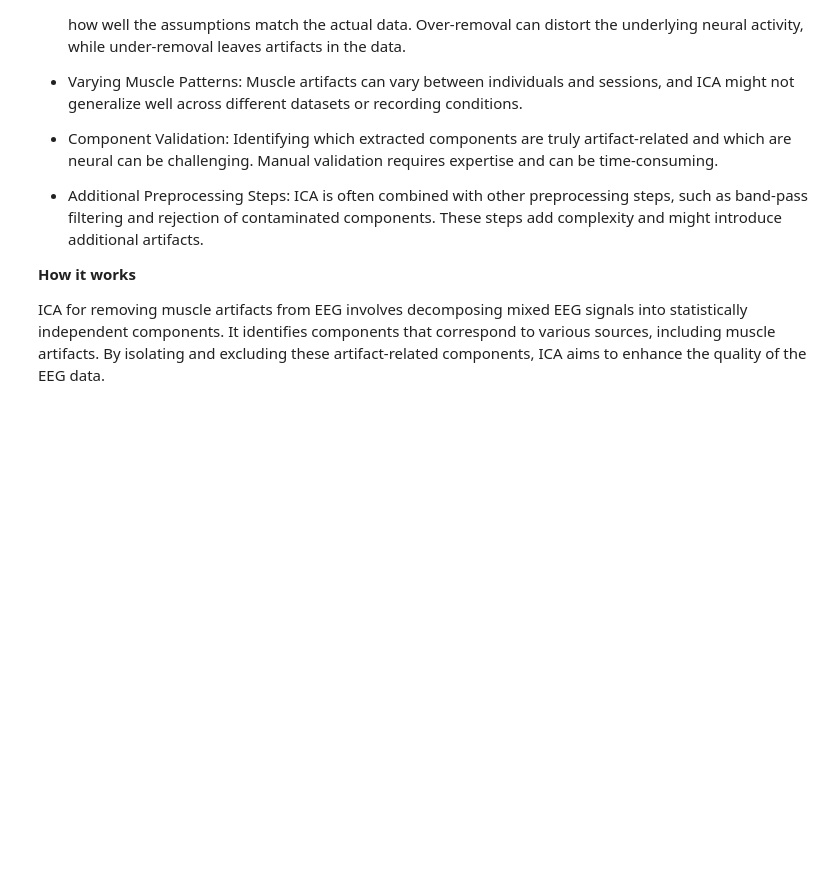
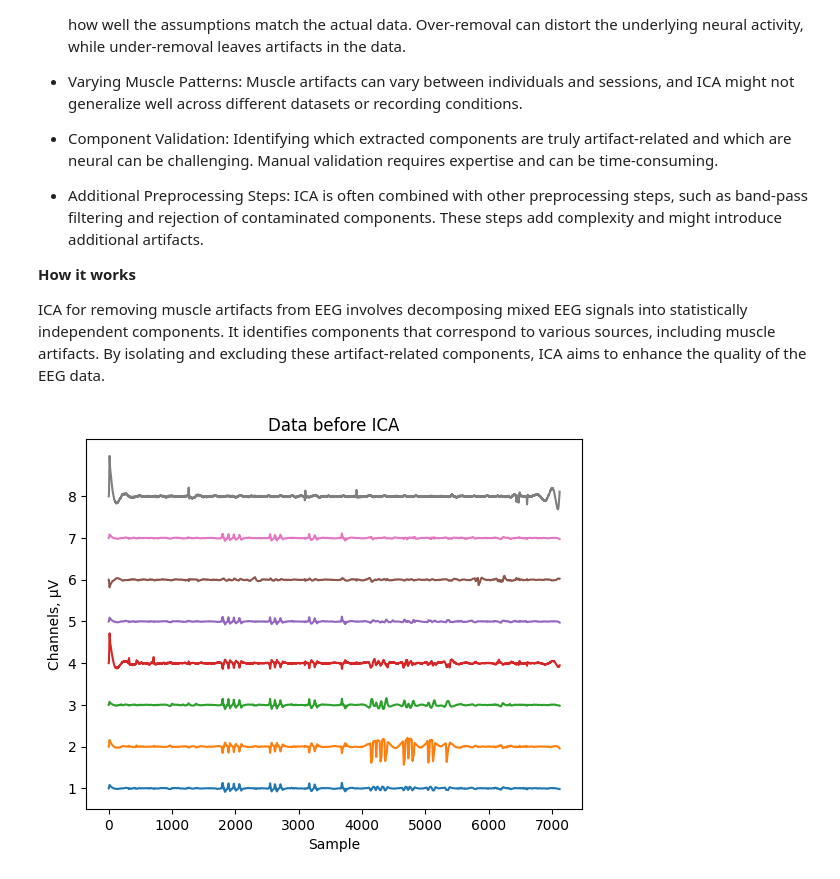
Before and after one commit to nargesyaghoubi/NeuroSignal, a Jupyter notebook: ica_bp_artifact_removal.ipynb, the cells around one changed output. Drawn from its saved outputs; the diff is of its cells as text; code cells hidden in the pictures; blank space fills up the shorter version.

Commit message:
visualize multi-channel data

```diff
--- a/ica_bp_artifact_removal.ipynb
+++ b/ica_bp_artifact_removal.ipynb
@@ -165,3 +165,19 @@ Independent Component Analysis (ICA) is a widely used signal processing techniqu
 **How it works**
 
 ICA for removing muscle artifacts from EEG involves decomposing mixed EEG signals into statistically independent components. It identifies components that correspond to various sources, including muscle artifacts. By isolating and excluding these artifact-related components, ICA aims to enhance the quality of the EEG data.
+# %%
+"""
+This script visualizes multi-channel data by plotting each channel with vertical offsets to separate them,
+setting y-axis ticks and labels for clarity, and adding labels and a title,
+facilitating a clear view of the data before Independent Component Analysis (ICA).
+"""
+
+n_channels = data_bp_filtered.shape[1]  # number of channels
+plt.plot(data_bp_filtered + range(1000, 1000*n_channels+1000, 1000))
+plt.yticks(range(1000, 1000*n_channels+1000, 1000), range(1, n_channels+1))
+plt.ylabel('Channels, µV')
+plt.xlabel('Sample')
+plt.title("Data before ICA")
+plt.show()
+# %% [output]
+[figure, added]
```
